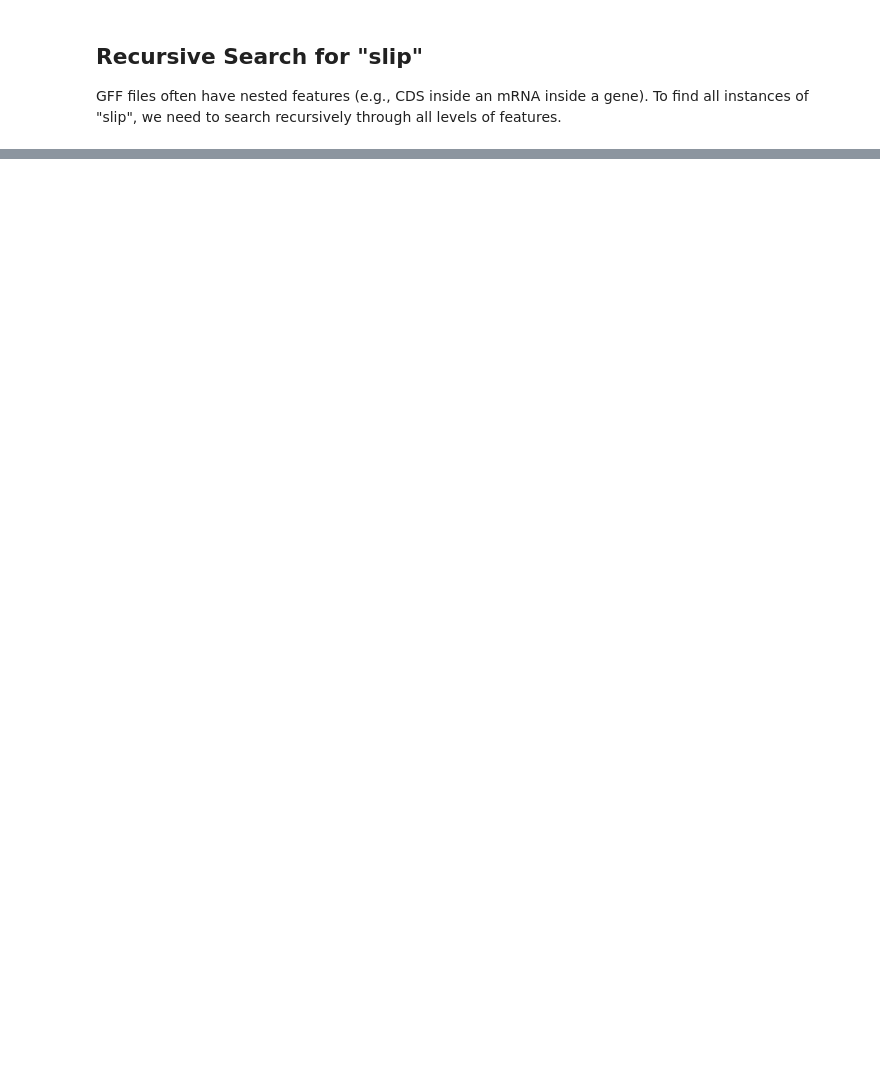
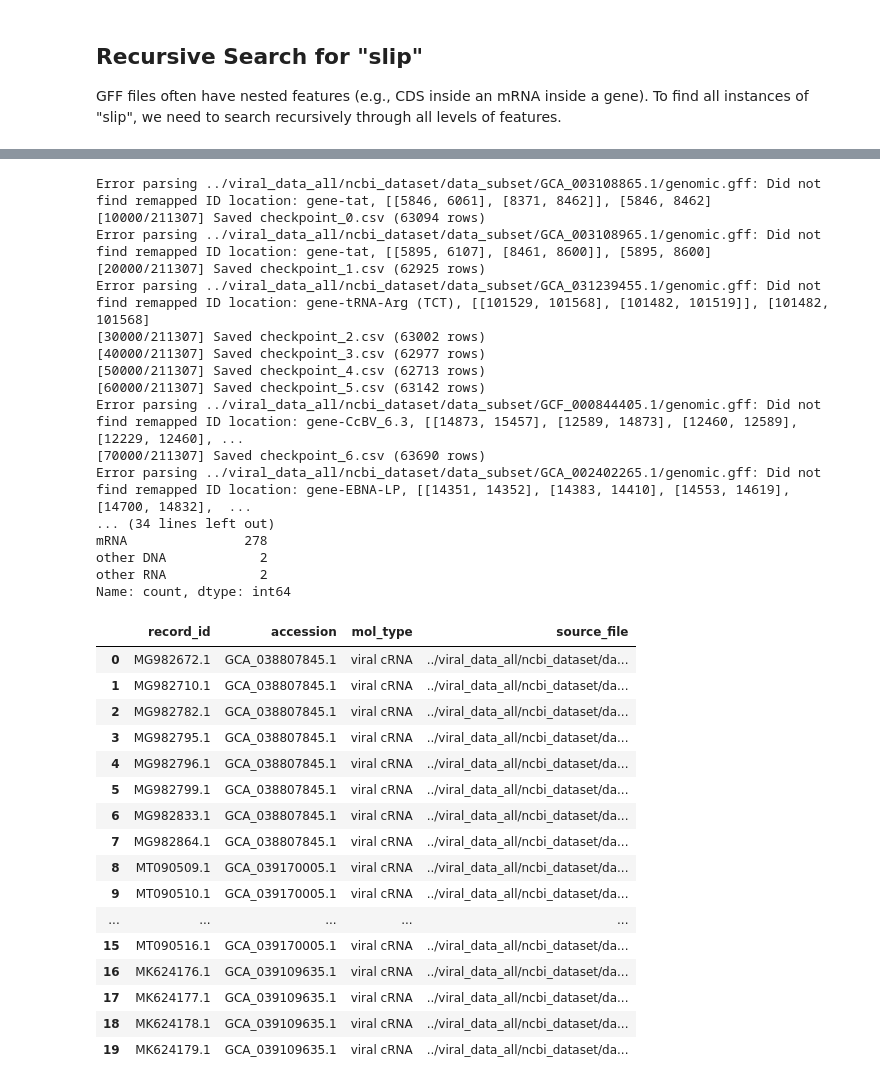
Before and after one commit to khoa-yelo/PRForm, a Jupyter notebook: scripts/parse_gff.ipynb, the cells around one changed output, grey strips where cells are left out. Saved outputs shown, nothing was run; the diff lists cells and outputs as text; code cells hidden in the pictures; blank space fills up the shorter version.

```diff
--- a/scripts/parse_gff.ipynb
+++ b/scripts/parse_gff.ipynb
@@ -113,0 +502,75 @@ Full attributes of the first match:
+# %%
+all_matches = []
+checkpoint_dir = "../gff_results/mol_type_checkpoints"
+os.makedirs(checkpoint_dir, exist_ok=True)
+checkpoint_interval = 10000
+checkpoint_count = 0
+for i, gff_file in enumerate(gff_files):
+    matches = extract_mol_type(gff_file)
+    all_matches.extend(matches)
+
+    # Checkpoint: save and flush every 10,000 files
+    if (i + 1) % checkpoint_interval == 0:
+        if all_matches:
+            df_chunk = pd.DataFrame(all_matches)
+            df_chunk.to_csv(f"{checkpoint_dir}/checkpoint_{checkpoint_count}.csv", index=False)
+            print(f"[{i+1}/{len(gff_files)}] Saved checkpoint_{checkpoint_count}.csv ({len(df_chunk)} rows)")
+            checkpoint_count += 1
+            all_matches = []  # free memory
+            del df_chunk
+            gc.collect()
+        else:
+            print(f"[{i+1}/{len(gff_files)}] No matches in this batch, skipping checkpoint.")
+# Save any remaining matches after the loop
+if all_matches:
+    df_chunk = pd.DataFrame(all_matches)
+    df_chunk.to_csv(f"{checkpoint_dir}/checkpoint_{checkpoint_count}.csv", index=False)
+    print(f"[{len(gff_files)}/{len(gff_files)}] Saved final checkpoint_{checkpoint_count}.csv ({len(df_chunk)} rows)")
+    del df_chunk
+    gc.collect()
+# --- Merge all checkpoints into one DataFrame ---
+checkpoint_files = sorted(
+    [f for f in os.listdir(checkpoint_dir) if f.startswith("checkpoint_") and f.endswith(".csv")]
+)
+print(f"\nMerging {len(checkpoint_files)} checkpoint files...")
+df_mol = pd.concat([pd.read_csv(f"{checkpoint_dir}/{f}") for f in checkpoint_files], ignore_index=True)
+df_mol = df_mol.drop_duplicates(subset=["record_id", "accession", "mol_type"])
+print(f"Found {len(df_mol)} unique records with mol_type across {len(gff_files)} files.")
+print(f"\nmol_type value counts:")
+print(df_mol["mol_type"].value_counts())
+display(df_mol.head(20))
+# %% [output]
+Error parsing ../viral_data_all/ncbi_dataset/data_subset/GCA_003108865.1/genomic.gff: Did not find remapped ID location: gene-tat, [[5846, 6061], [8371, 8462]], [5846, 8462]
+[10000/211307] Saved checkpoint_0.csv (63094 rows)
+Error parsing ../viral_data_all/ncbi_dataset/data_subset/GCA_003108965.1/genomic.gff: Did not find remapped ID location: gene-tat, [[5895, 6107], [8461, 8600]], [5895, 8600]
+[20000/211307] Saved checkpoint_1.csv (62925 rows)
+Error parsing ../viral_data_all/ncbi_dataset/data_subset/GCA_031239455.1/genomic.gff: Did not find remapped ID location: gene-tRNA-Arg (TCT), [[101529, 101568], [101482, 101519]], [101482, 101568]
+[30000/211307] Saved checkpoint_2.csv (63002 rows)
+[40000/211307] Saved checkpoint_3.csv (62977 rows)
+[50000/211307] Saved checkpoint_4.csv (62713 rows)
+[60000/211307] Saved checkpoint_5.csv (63142 rows)
+Error parsing ../viral_data_all/ncbi_dataset/data_subset/GCF_000844405.1/genomic.gff: Did not find remapped ID location: gene-CcBV_6.3, [[14873, 15457], [12589, 14873], [12460, 12589], [12229, 12460], ...
+[70000/211307] Saved checkpoint_6.csv (63690 rows)
+Error parsing ../viral_data_all/ncbi_dataset/data_subset/GCA_002402265.1/genomic.gff: Did not find remapped ID location: gene-EBNA-LP, [[14351, 14352], [14383, 14410], [14553, 14619], [14700, 14832],  ...
+... (34 lines left out)
+mRNA               278
+other DNA            2
+other RNA            2
+Name: count, dtype: int64
+|  | record_id | accession | mol_type | source_file |
+| 0 | MG982672.1 | GCA_038807845.1 | viral cRNA | ../viral_data_all/ncbi_dataset/da... |
+| 1 | MG982710.1 | GCA_038807845.1 | viral cRNA | ../viral_data_all/ncbi_dataset/da... |
+| 2 | MG982782.1 | GCA_038807845.1 | viral cRNA | ../viral_data_all/ncbi_dataset/da... |
+| 3 | MG982795.1 | GCA_038807845.1 | viral cRNA | ../viral_data_all/ncbi_dataset/da... |
+| 4 | MG982796.1 | GCA_038807845.1 | viral cRNA | ../viral_data_all/ncbi_dataset/da... |
+| 5 | MG982799.1 | GCA_038807845.1 | viral cRNA | ../viral_data_all/ncbi_dataset/da... |
+| 6 | MG982833.1 | GCA_038807845.1 | viral cRNA | ../viral_data_all/ncbi_dataset/da... |
+| 7 | MG982864.1 | GCA_038807845.1 | viral cRNA | ../viral_data_all/ncbi_dataset/da... |
+| 8 | MT090509.1 | GCA_039170005.1 | viral cRNA | ../viral_data_all/ncbi_dataset/da... |
+| 9 | MT090510.1 | GCA_039170005.1 | viral cRNA | ../viral_data_all/ncbi_dataset/da... |
+| ... | ... | ... | ... | ... |
+| 15 | MT090516.1 | GCA_039170005.1 | viral cRNA | ../viral_data_all/ncbi_dataset/da... |
+| 16 | MK624176.1 | GCA_039109635.1 | viral cRNA | ../viral_data_all/ncbi_dataset/da... |
+| 17 | MK624177.1 | GCA_039109635.1 | viral cRNA | ../viral_data_all/ncbi_dataset/da... |
+| 18 | MK624178.1 | GCA_039109635.1 | viral cRNA | ../viral_data_all/ncbi_dataset/da... |
+| 19 | MK624179.1 | GCA_039109635.1 | viral cRNA | ../viral_data_all/ncbi_dataset/da... |
```
Also changed, not shown: parts of 12 cells of this notebook, 5 other files.
